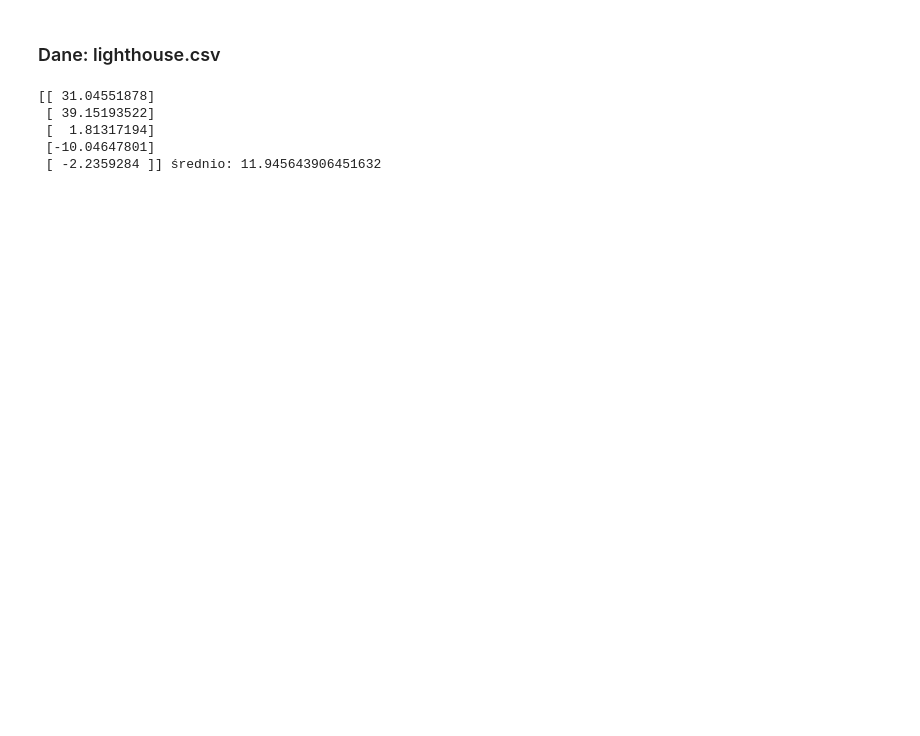
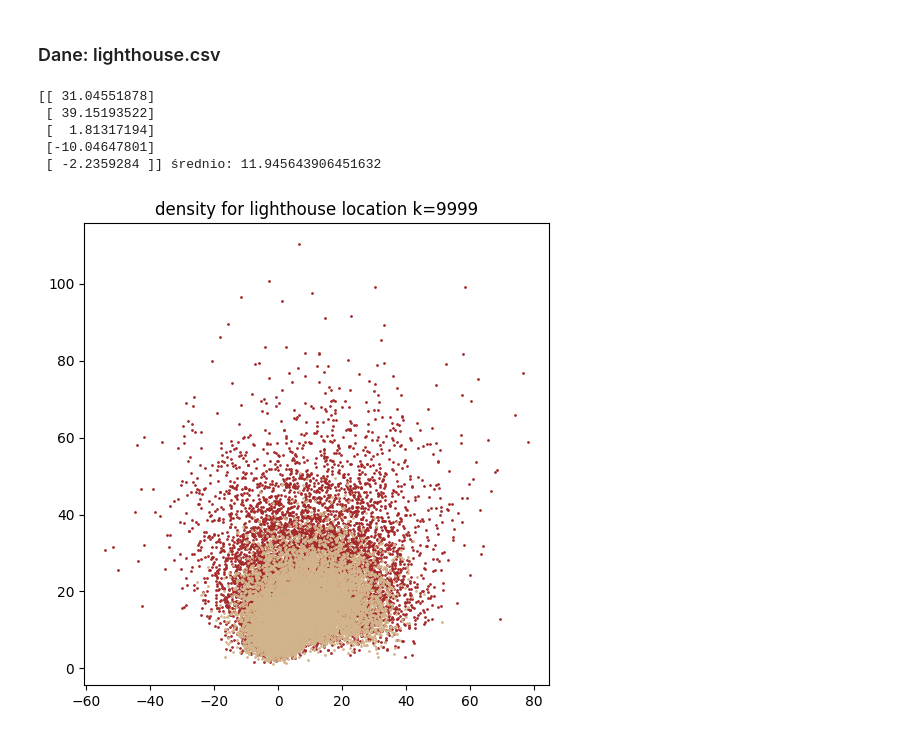
Before and after one commit to GrzegorzAndrzejczak/Programowanie-w-Pythonie, a Jupyter notebook: CASE-lighthouse.ipynb, the cells around one changed output. Drawn from its saved outputs; the diff is of its cells as text; code cells hidden in the pictures; blank space fills up the shorter version.

```diff
--- a/CASE-lighthouse.ipynb
+++ b/CASE-lighthouse.ipynb
@@ -6,6 +6,8 @@
 import numpy as np
 import pandas as pd
 import matplotlib.pyplot as plt
+import warnings
+
 
 np.random.seed(1)  # for repeatability
 # Load the data on the recorded positions and plot their distribution as an histogram.
@@ -15,7 +17,7 @@ D = d.values[:N]
 print(D,f"średnio: {D.mean()}")
 
 ndim = 2  # number of parameters in the model
-nwalkers = 100  # number of MCMC walkers
+nwalkers = 10000  # number of MCMC walkers
 nburn = 500  # "burn-in" period to let chains stabilize
 nsteps = 10000  # number of MCMC steps to take - czyli zostaje 200:10000
 
@@ -32,11 +34,13 @@ def log_likelihood(a, b, Data):
     mask = b<=0
     b[mask] = 0
     result = -np.sum(np.log((Data - a)**2 + b**2)-np.log(b), axis=0)
+
     # result[mask] = -np.inf
     return result
 
 
 def log_posterior(a, b, Data):
+    warnings.simplefilter("ignore")
     return log_prior(a, b) + log_likelihood(a, b, Data)
 
 
@@ -55,3 +59,31 @@ def compute_log_prob(coords):
  [  1.81317194]
  [-10.04647801]
  [ -2.2359284 ]] średnio: 11.945643906451632
+# %%
+paths = np.empty((nsteps, nwalkers, ndim), dtype = np.float32)
+np.random.seed(123)
+ab = np.random.rand(nwalkers,ndim)*20
+log_post = log_posterior(*ab.T, D)
+
+for k_ in range(nsteps):
+    # ab_ = ab + np.random.randn(nwalkers,ndim)/10     # ok. 0.245...0.18...
+    ab_ = ab + np.random.randn(nwalkers,ndim)/3     # !!! był DUŻY BŁĄD: (ndim) - a przecież
+                                                    #   każda para zmienia się indywidualnie!
+    log_post_ = log_posterior(*ab_.T, D)
+    H_ = log_post_ - log_post
+    u_ = np.log(np.random.uniform(size=nwalkers))
+    where = u_ < H_
+    # ab = ab.copy()
+    ab[where] = ab_[where]
+    # log_post = log_post.copy()
+    log_post[where] = log_post_[where]
+    paths[k_] = ab
+
+_, axn = plt.subplots(1, 1, figsize=(6, 6))
+axn.scatter(*paths[k_].T, s=1, c="brown")
+axn.scatter(*paths[k_//10].T, s=1, c="tan")
+# axs.set_aspect(1)
+axn.set_title(f"density for lighthouse location k={k_}")
+plt.show(block=False)
+# %% [output]
+[figure, added]
```
Also changed, not shown: parts of 1 cell of this notebook.
